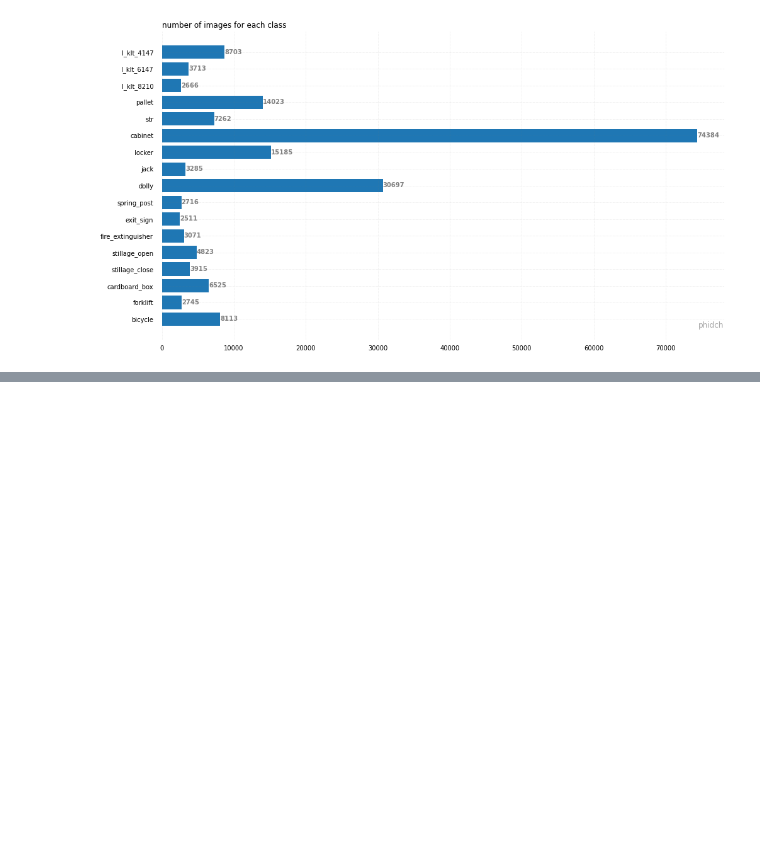
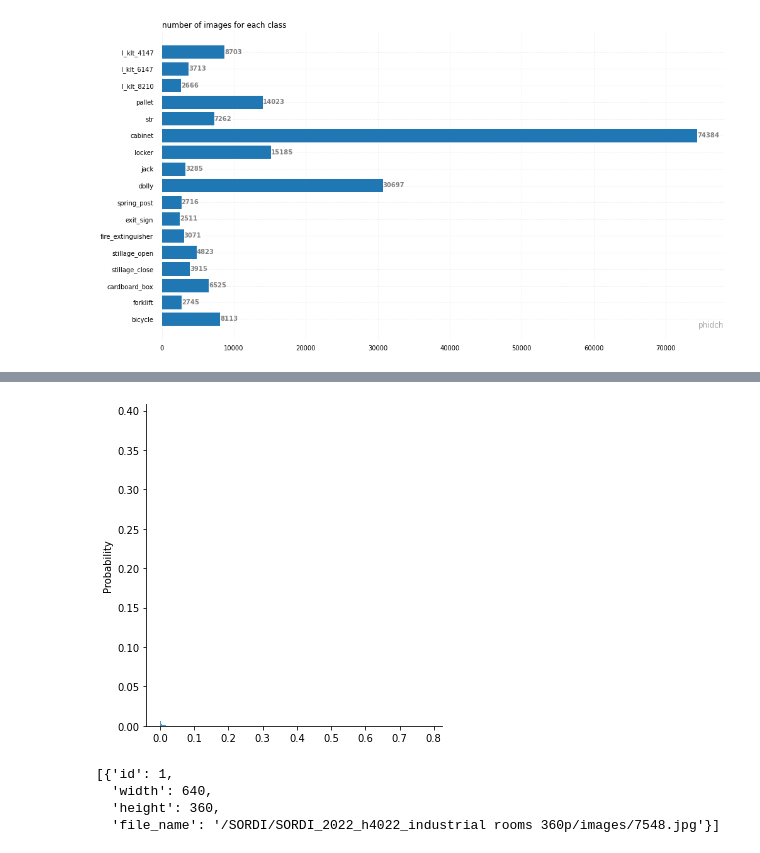
Before and after one commit to PhiDCH/sordi-2022, a Jupyter notebook: test.ipynb, the cells around one changed output, grey strips where cells are left out. Drawn from its saved outputs; the diff is of its cells as text; code cells hidden in the pictures; blank space fills up the shorter version.

```diff
--- a/test.ipynb
+++ b/test.ipynb
@@ -144,21 +88,0 @@ plot_bar(stat_no_check_without_single_assets)
-# %%
-def check_object(gt:dict):
-    label = OmegaConf.create(gt)
-    h = label.Bottom - label.Top
-    w = label.Right - label.Left
-    if h>10 and w>10:
-        return True
-    return False
-
-stat_with_check = stat.copy()
-for fol in cfg.data_folder:
-    label_fol = os.path.join(fol, 'labels', 'json')
-    for gt_file in os.listdir(label_fol):
-        with open(os.path.join(label_fol, gt_file), 'r') as f:
-            gts = json.load(f)
-            for gt in gts:
-                if check_object(gt):
-                    stat_with_check[gt['ObjectClassName']] += 1
-
-
-plot_bar(stat_with_check)
@@ -241,0 +219,7 @@ stat_num_img_for_class()
+# %%
+with open(f'data/SORDI/annotations/sordi-non-single-asserts-train500.json', 'r') as f:
+    datasets = json.load(f)
+stat = {}
+for cat in datasets['categories']:
+    stat[cat['id']] = {'name': cat['name'], 'h/w': [], 'area/imgSize': []}
+stat
@@ -241,0 +271,17 @@ stat_num_img_for_class()
+# %%
+import seaborn as sns
+
+# x = np.array(stat[1110]['h/w'])
+x = np.array(stat[1110]['area/imgSize'])
+sns.displot(x, stat='probability')
+plt.show(True)
+# %% [output]
+[figure, added]
+# %%
+img = coco.loadImgs(1)
+img
+# %% [output]
+[{'id': 1,
+  'width': 640,
+  'height': 360,
+  'file_name': '/SORDI/SORDI_2022_h4022_industrial rooms 360p/images/7548.jpg'}]
```
Also changed, not shown: parts of 17 cells of this notebook, 3 other files.
